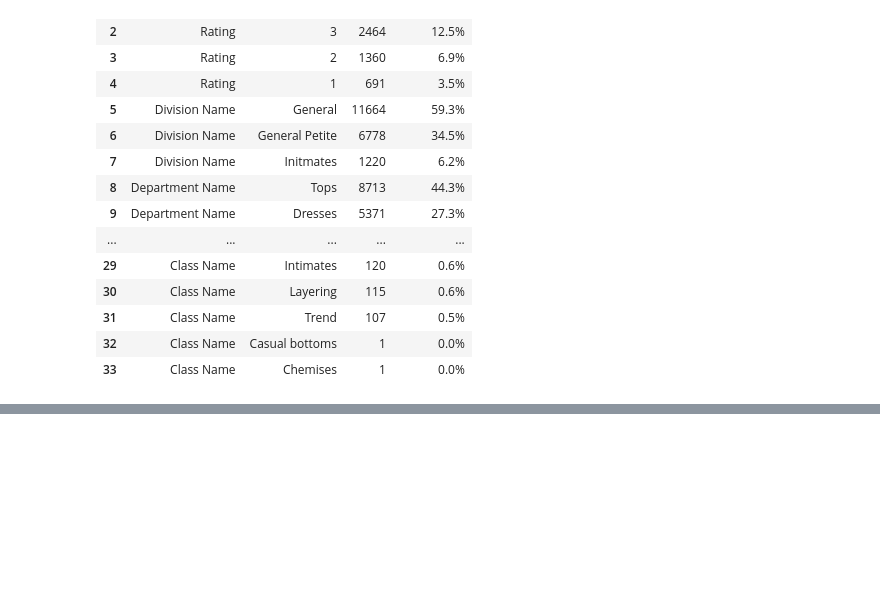
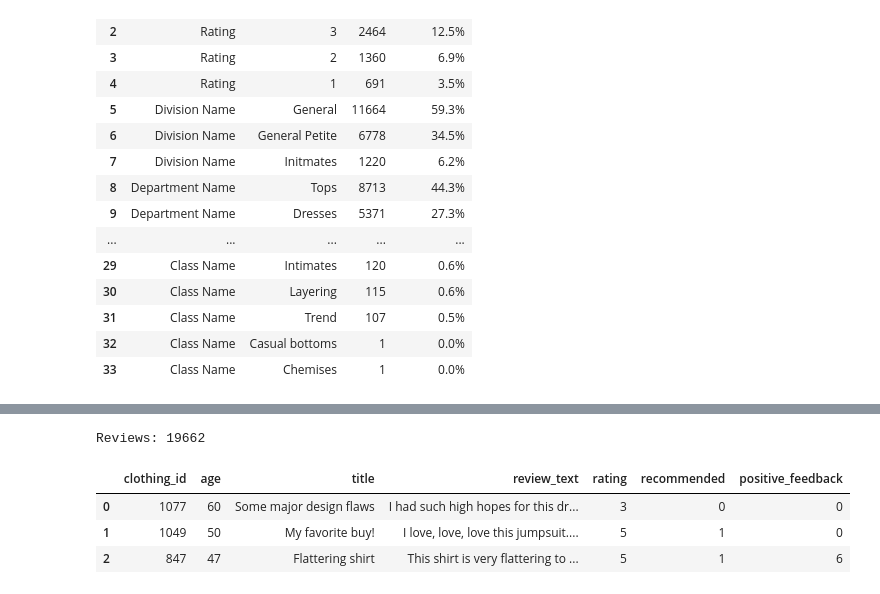
Before and after one commit to vkquanghd/Clothing_Recomend_App, a Jupyter notebook: notebooks/preprocessing.ipynb, the cells around one changed output, grey strips where cells are left out. Drawn from its saved outputs; the diff is of its cells as text; code cells hidden in the pictures; blank space fills up the shorter version.

```diff
--- a/notebooks/preprocessing.ipynb
+++ b/notebooks/preprocessing.ipynb
@@ -202,0 +439,22 @@ display(summary_table)
+# %%
+# Notebook cell: build reviews dataframe (every row is a review)
+reviews_df = pd.DataFrame({
+    "clothing_id": df["Clothing ID"].apply(as_int),
+    "age": df["Age"].apply(as_int),
+    "title": df["Title"].fillna("").astype(str).str.strip(),
+    "review_text": df["Review Text"].fillna("").astype(str).str.strip(),
+    "rating": df["Rating"].apply(as_int),
+    "recommended": df["Recommended IND"].apply(lambda x: 1 if as_int(x) == 1 else 0),
+    "positive_feedback": df["Positive Feedback Count"].apply(as_int)
+})
+
+# Keep only rows with text & valid rating (simple guard)
+reviews_df = reviews_df[(reviews_df["review_text"].str.len() > 0) & (reviews_df["rating"].between(1,5))]
+print("Reviews:", len(reviews_df))
+reviews_df.head(3)
+# %% [output]
+Reviews: 19662
+|  | clothing_id | age | title | review_text | rating | recommended | positive_feedback |
+| 0 | 1077 | 60 | Some major design flaws | I had such high hopes for this dr... | 3 | 0 | 0 |
+| 1 | 1049 | 50 | My favorite buy! | I love, love, love this jumpsuit.... | 5 | 1 | 0 |
+| 2 | 847 | 47 | Flattering shirt | This shirt is very flattering to ... | 5 | 1 | 6 |
```
Also changed, not shown: parts of 8 cells of this notebook, 45 other files.
